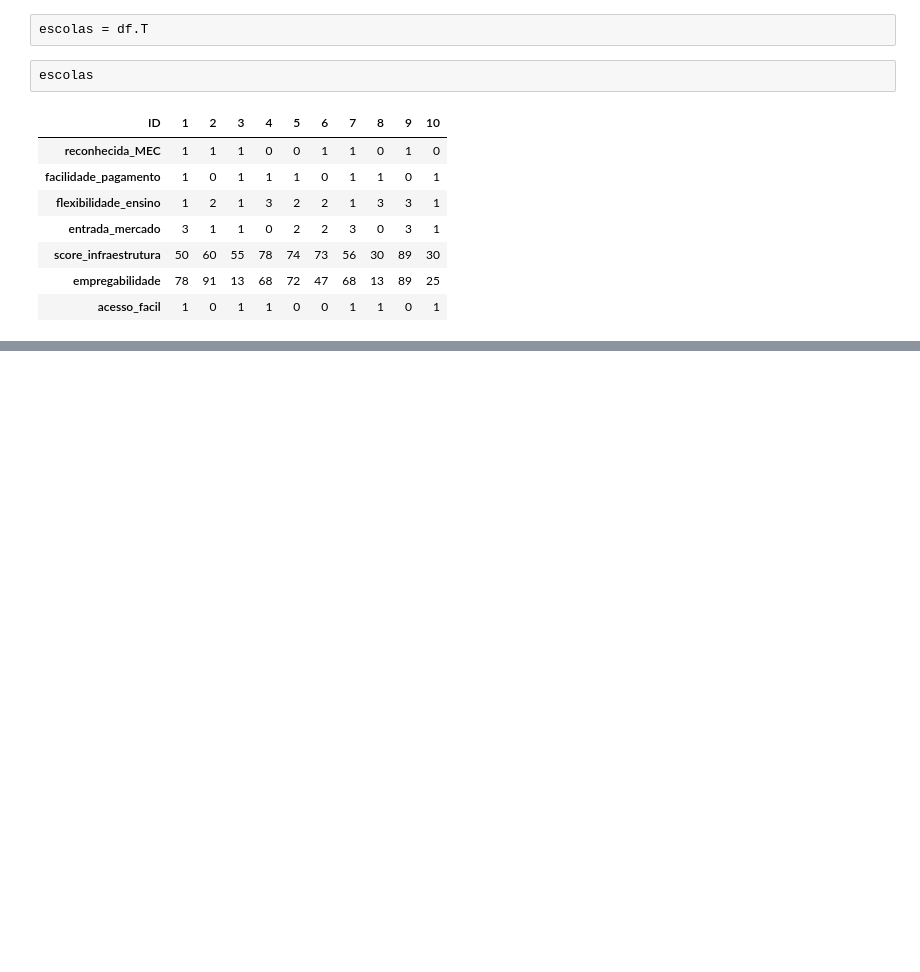
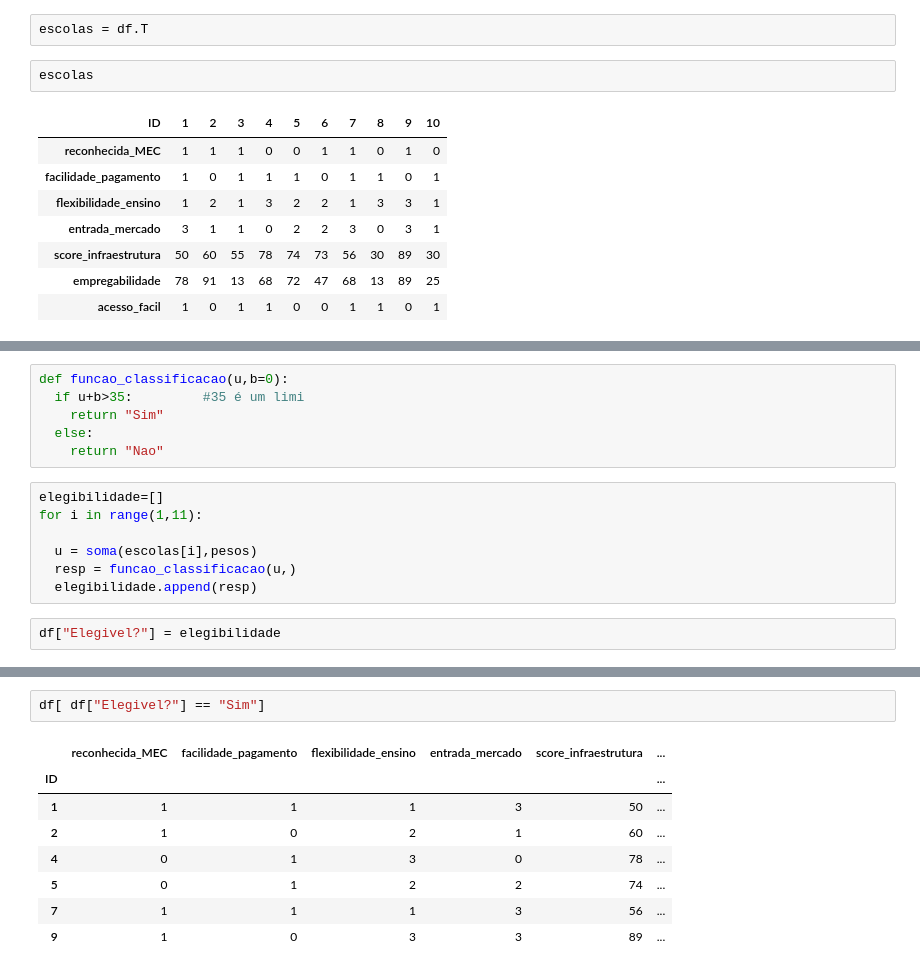
Before and after one commit to KndHvH/367, a Jupyter notebook: FIAP/RedesNeurais/RN_Aula03_Perceptron.ipynb, the cells around one changed output, grey strips where cells are left out. Cells and saved outputs as stored; diff of their text form; blank space fills up the shorter version.

```diff
--- a/FIAP/RedesNeurais/RN_Aula03_Perceptron.ipynb
+++ b/FIAP/RedesNeurais/RN_Aula03_Perceptron.ipynb
@@ -76,0 +81,15 @@ escolas
+# %%
+def funcao_classificacao(u,b=0):
+  if u+b>35:         #35 é um limi
+    return "Sim"
+  else:
+    return "Nao"
+# %%
+elegibilidade=[]
+for i in range(1,11):
+
+  u = soma(escolas[i],pesos)
+  resp = funcao_classificacao(u,)
+  elegibilidade.append(resp)
+# %%
+df["Elegivel?"] = elegibilidade
@@ -76,0 +108,11 @@ escolas
+# %%
+df[ df["Elegivel?"] == "Sim"]
+# %% [output]
+|  | reconhecida_MEC | facilidade_pagamento | flexibilidade_ensino | entrada_mercado | score_infraestrutura | ... |
+| ID |  |  |  |  |  | ... |
+| 1 | 1 | 1 | 1 | 3 | 50 | ... |
+| 2 | 1 | 0 | 2 | 1 | 60 | ... |
+| 4 | 0 | 1 | 3 | 0 | 78 | ... |
+| 5 | 0 | 1 | 2 | 2 | 74 | ... |
+| 7 | 1 | 1 | 1 | 3 | 56 | ... |
+| 9 | 1 | 0 | 3 | 3 | 89 | ... |
```
Also changed, not shown: parts of 2 cells of this notebook.
